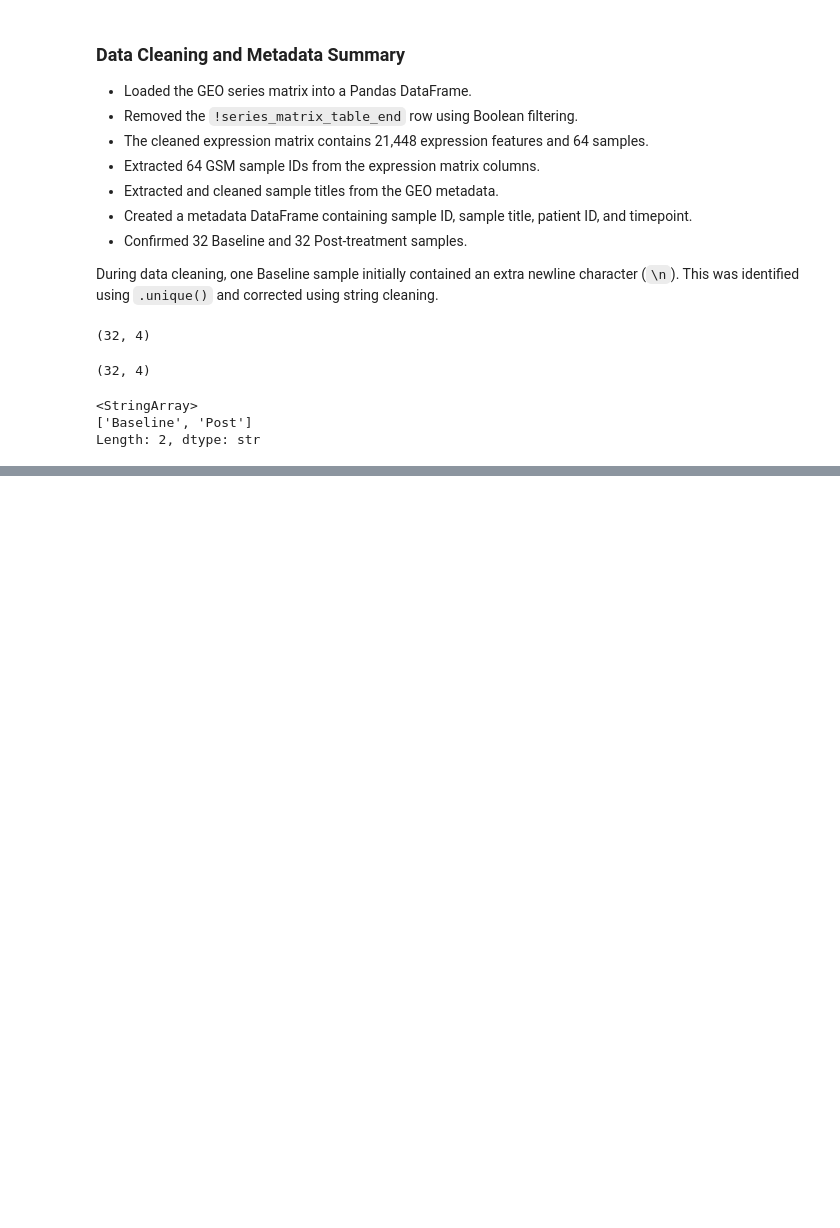
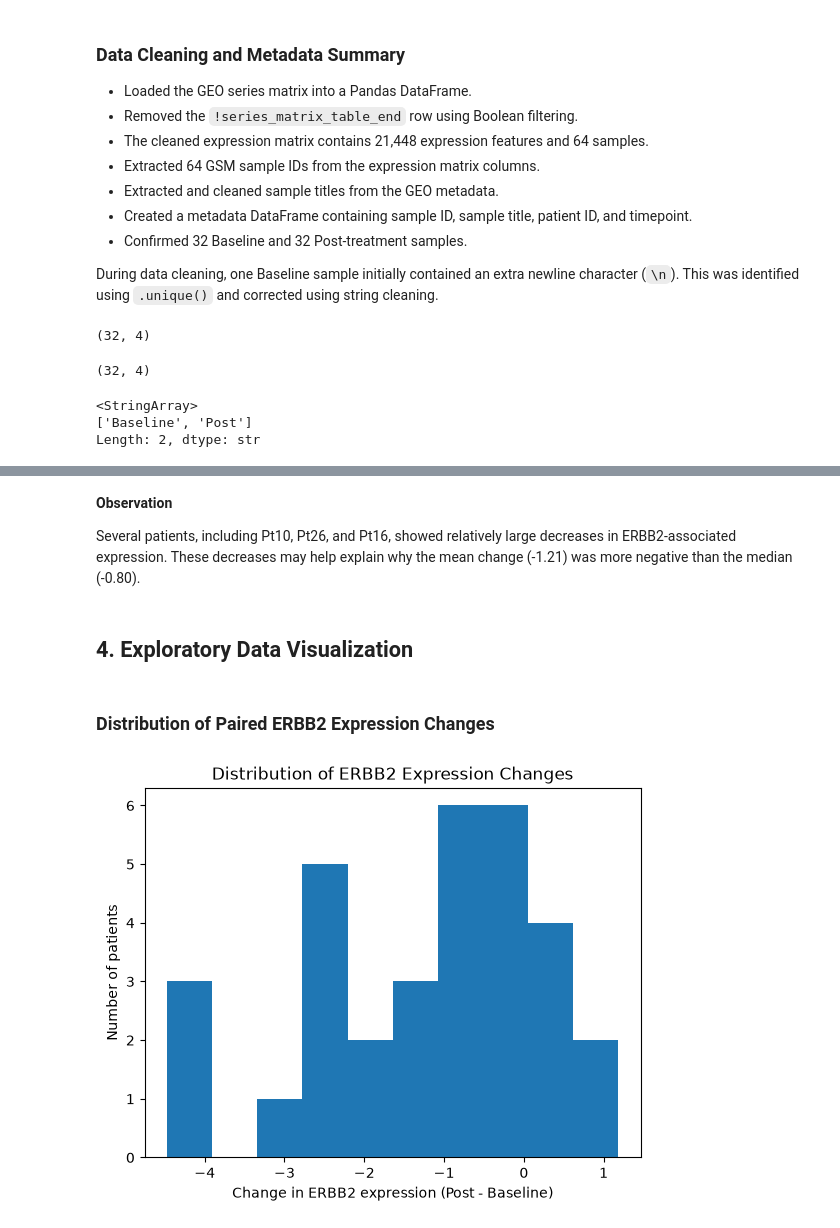
Before and after one commit to Ellie-Yihyun-Kim/her2-gene-expression-analysis, a Jupyter notebook: notebooks/01_data_exploration.ipynb, the cells around one changed output, grey strips where cells are left out. Drawn from its saved outputs; the diff is of its cells as text; code cells hidden in the pictures; blank space fills up the shorter version.

Commit message:
Add paired ERBB2 expression analysis and visualizations

```diff
--- a/notebooks/01_data_exploration.ipynb
+++ b/notebooks/01_data_exploration.ipynb
@@ -259,0 +421,2 @@ Length: 2, dtype: str
+# %%
+erbb2_expression_df.columns = ["sample_id", "ERBB2_expression"]
@@ -259,0 +432,5 @@ Length: 2, dtype: str
+# %%
+analysis_df = metadata_df.merge(
+    erbb2_expression_df,
+    on="sample_id"
+)
@@ -259,0 +504,8 @@ Length: 2, dtype: str
+# %%
+paired_df = analysis_df.pivot(
+    index="patient",
+    columns="timepoint",
+    values="ERBB2_expression"
+)
+
+paired_df.head()
@@ -259,0 +546,4 @@ Length: 2, dtype: str
+# %%
+paired_df["change"] = paired_df["Post"] - paired_df["Baseline"]
+
+paired_df.head()
@@ -259,0 +619,18 @@ Length: 2, dtype: str
+# %% [markdown]
+**Observation**
+
+Several patients, including Pt10, Pt26, and Pt16, showed relatively large decreases in ERBB2-associated expression. These decreases may help explain why the mean change (-1.21) was more negative than the median (-0.80).
+# %% [markdown]
+## 4. Exploratory Data Visualization
+# %% [markdown]
+### Distribution of Paired ERBB2 Expression Changes
+# %%
+import matplotlib.pyplot as plt
+
+plt.hist(paired_df["change"])
+plt.xlabel("Change in ERBB2 expression (Post - Baseline)")
+plt.ylabel("Number of patients")
+plt.title("Distribution of ERBB2 Expression Changes")
+plt.show()
+# %% [output]
+[figure, added]
```
Also changed, not shown: parts of 56 cells of this notebook, 1 other file.
